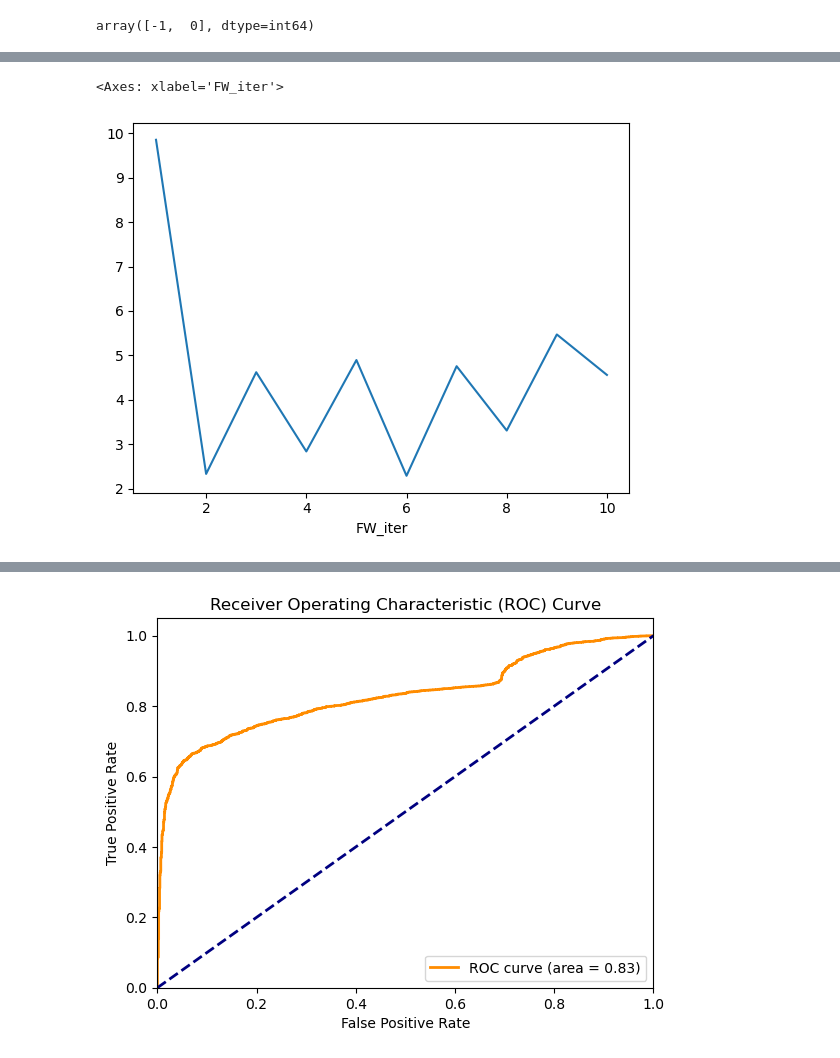
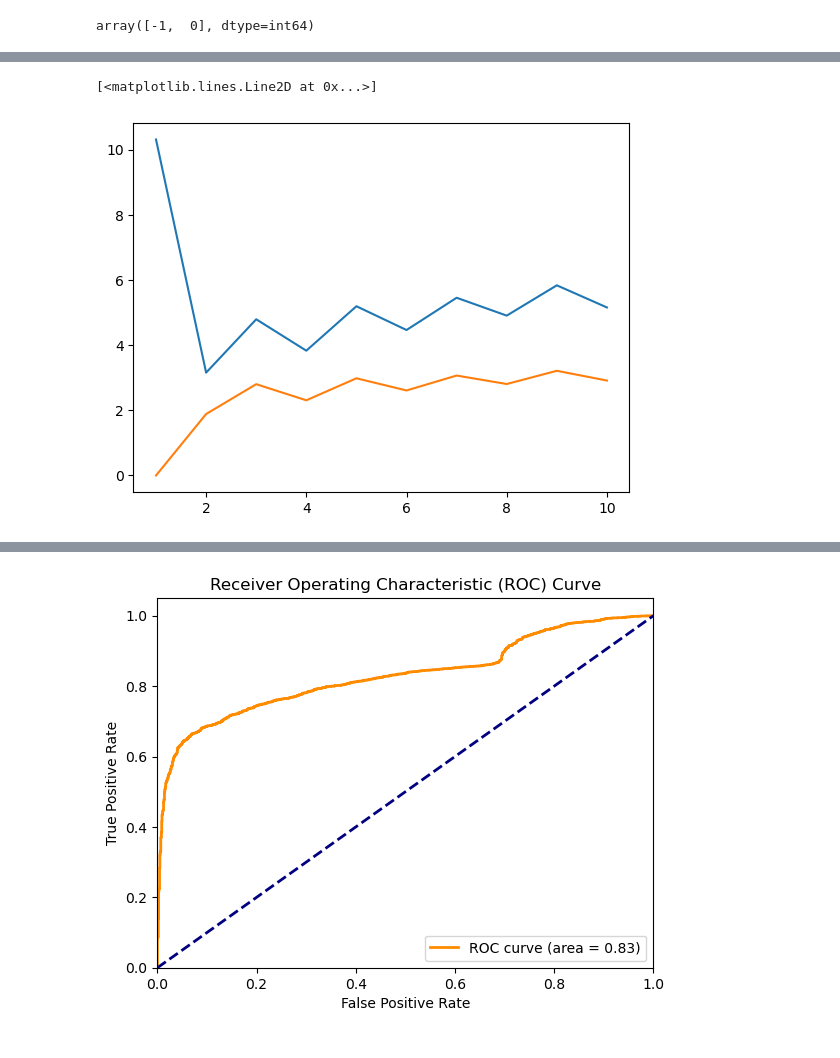
Before and after one commit to TannerAGraves/FW-variants-for-WB-Adversarial-Attacks, a Jupyter notebook: experimental/attack_tests.ipynb, the cells around one changed output, grey strips where cells are left out. Drawn from its saved outputs; the diff is of its cells as text; code cells hidden in the pictures.

```diff
--- a/experimental/attack_tests.ipynb
+++ b/experimental/attack_tests.ipynb
@@ -200,6 +200,18 @@ def fw_step(x_t, epsilon, g_t, x0, fw_stepsize=1):
     perturbed_image = torch.clamp(perturbed_image, 0, 1)
     #gap_FW = torch.sum(d_t * g_t).item()#torch.dot(d_t, g_t)
     gap_FW = torch.sum(-d_t * g_t).item()
+    return perturbed_image, gap_FW
+
+def fw_step_gapTest(x_t, epsilon, g_t, x0, fw_stepsize=1):
+    # alg from attacks.pdf. Modified to remove momentum.
+    g_t_sign = g_t.sign()
+    v_t = -epsilon * g_t_sign + x0
+    d_t = v_t - x_t
+    perturbed_image = x_t + fw_stepsize * d_t
+    perturbed_image = torch.clamp(perturbed_image, 0, 1)
+    #gap_FW = torch.sum(d_t * g_t).item()#torch.dot(d_t, g_t)
+    #gap_FW = torch.sum(-d_t * g_t).item()
+    gap_FW = torch.sum(-(perturbed_image - x_t)*g_t).item()
     return perturbed_image, gap_FW
 
 def fw_step_momentum(x_t, epsilon, g_t, m_t_last, x0, momentum = 0.2,fw_stepsize = 1):
@@ -318,7 +330,7 @@ class AdversarialLoss(nn.Module):
             loss = -average_incorrect_log_probs
             return loss.mean()
 # %%
-def test_fw( model, device, test_loader, epsilon,num_fw_iter, num_test = 1000, method='fw', early_stopping = None):
+def test_fw( model, device, test_loader, epsilon,num_fw_iter, num_test = 1000, method='fw', early_stopping = None, fw_stepsize_rule = 1, gap_FW_tol = 0.05):
 
     # Accuracy counter
     correct = 0
@@ -340,6 +352,13 @@ def test_fw( model, device, test_loader, epsilon,num_fw_iter, num_test = 1000, m
         info = None
 
         for t in range(num_fw_iter):
+            # Step size calculation
+            if fw_stepsize_rule == 'decay':
+                fw_stepsize = 2 / (t + 2)
+            elif isinstance(fw_stepsize_rule, (int, float)):
+                fw_stepsize = fw_stepsize_rule
+            else:
+                raise Exception("Invalid Stepsize Rule")
             x_t.requires_grad = True
             # Forward pass the data through the model
             output = model(x_t)
@@ -373,7 +392,7 @@ def test_fw( model, device, test_loader, epsilon,num_fw_iter, num_test = 1000, m
             if method == 'fgsm':
                 perturbed_image = fgsm_attack(x_t_denorm, epsilon, x_t_grad)
             elif method == 'fw':
-                perturbed_image, gap_FW = fw_step(x_t_denorm, epsilon, x_t_grad, x0_denorm)
+                perturbed_image, gap_FW = fw_step_gapTest(x_t_denorm, epsilon, x_t_grad, x0_denorm, fw_stepsize=fw_stepsize)
             elif method == 'fw_AWAY':
                 perturbed_image, S_t, info = fw_step_away(x_t_denorm, epsilon, x_t_grad, x0_denorm, S_t)
             elif method == 'fw_momentum':
@@ -390,8 +409,8 @@ def test_fw( model, device, test_loader, epsilon,num_fw_iter, num_test = 1000, m
             if final_pred.item() == target.item():
                 success = False
                 first_success = False
-                if t == num_fw_iter - 1:
-                    correct += 1
+                # if t == num_fw_iter - 1:
+                #     correct += 1
                 # Special case for saving 0 epsilon examples
                 if epsilon == 0 and len(adv_examples) < 5:
                     adv_ex = perturbed_image.squeeze().detach().cpu().numpy()
@@ -416,7 +435,13 @@ def test_fw( model, device, test_loader, epsilon,num_fw_iter, num_test = 1000, m
                 hist_iter.update(info) # some methods output dict containing info at each step
             hist.append(hist_iter)
             if (early_stopping == 'pred') and first_success:
+                # The attack was successful so the classification was not correct
                 break
+            elif (early_stopping == 'gap_FW') and gap_FW < gap_FW_tol:
+                if not success and :
+                    correct +=1
+                break
+
 
         ex_num += 1
         if ex_num >= num_test:
@@ -439,7 +464,7 @@ hist = None
 # Run test for each epsilon
 #for eps in epsilons:
 for num_fw_iter in fw_iters:
-    acc, ex, hist = test_fw(model, device, test_loader, eps, num_fw_iter, method='fw_AWAY', early_stopping='pred')
+    acc, ex, hist = test_fw(model, device, test_loader, eps, num_fw_iter, method='fw', early_stopping='gap_FW', fw_stepsize_rule='decay')
     accuracies.append(acc)
     examples.append(ex)
 hist
@@ -482,5 +543,6 @@ hist[hist['first_success']]['FW_iter'].mean()
 # %%
-hist[hist['first_success']].groupby('FW_iter')['gap_FW'].mean().plot()
+plt.plot(hist.groupby('FW_iter')['gap_FW'].mean())
+plt.plot(hist.groupby('FW_iter')['gap_AS'].mean())
 # %% [output]
-<Axes: xlabel='FW_iter'>
+[<matplotlib.lines.Line2D at 0x...>]
-[figure, old version]
+[figure, new version]
```
Also changed, not shown: parts of 15 cells of this notebook, 3 other files.
